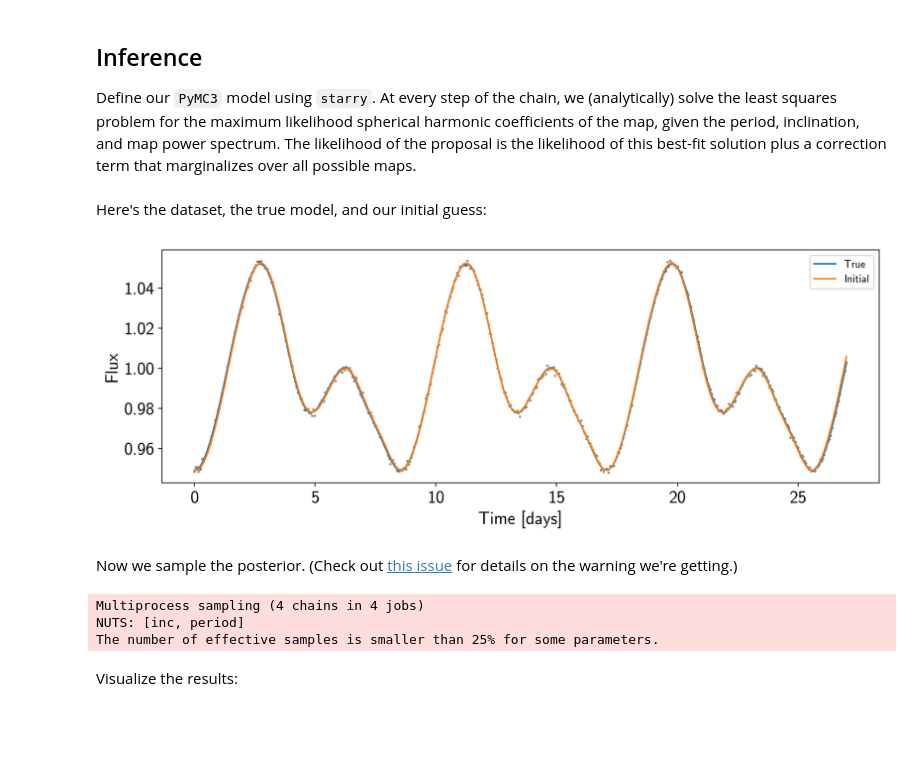
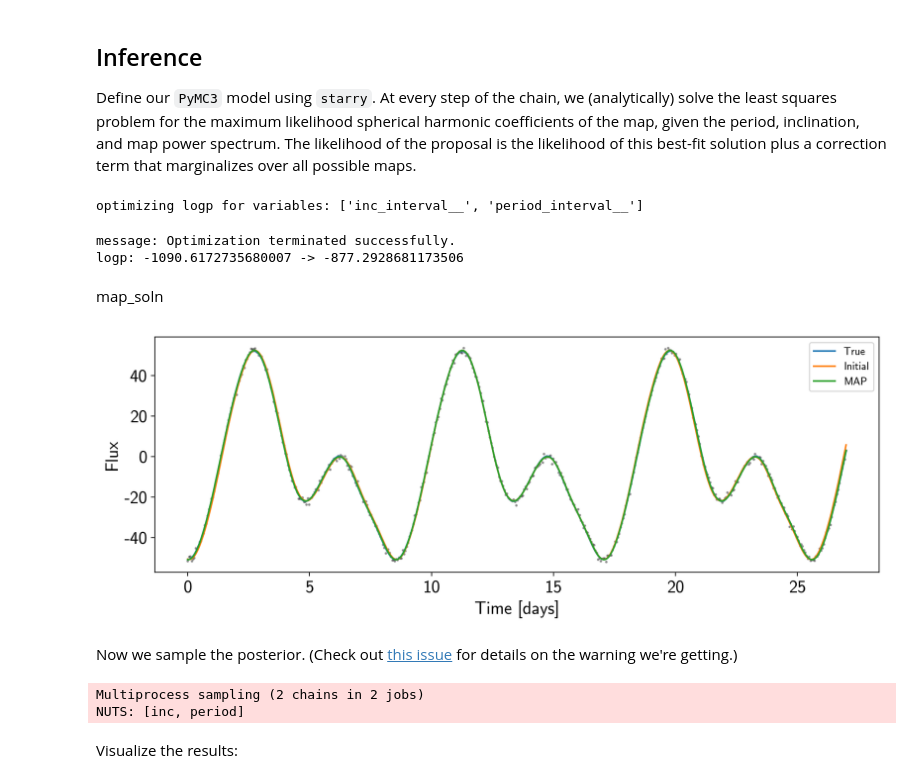
Before and after one commit to rodluger/starry, a Jupyter notebook: notebooks/Chemex.ipynb, the cells around one changed output. Drawn from its saved outputs; the diff is of its cells as text; code cells hidden in the pictures; blank space fills up the shorter version.

```diff
--- a/notebooks/Chemex.ipynb
+++ b/notebooks/Chemex.ipynb
@@ -60,6 +60,12 @@ theta = 360. * t / truths["period"]
 X = map.linear_op(theta=theta)
 truths["flux"] = (X[:, 0] + tt.dot(X[:, 1:], truths["y"])).eval()
 
+# Convert to ppt for numerics
+truths["flux"] = (truths["flux"] - 1) * 1e3
+truths["flux_err"] *= 1e3
+truths["y"] *= 1e3
+truths["power"] *= 1e6
+
 # Add noise
 np.random.seed(44)
 flux = truths["flux"] + truths["flux_err"] * np.random.randn(len(t))
@@ -108,28 +114,25 @@ with pm.Model() as model:
     # Solve the least squares problem
     XT = X.T / truths["flux_err"] ** 2
     XTX = tt.dot(XT, X)
-    LInv = np.diag(1.0 / truths["power"])
+    LInv = tt.diag(1.0 / truths["power"])
     W = XTX + LInv
+    XTf = tt.dot(XT, flux)
 
     # Cholesky decomposition
-    cho_solve_lower = tt.slinalg.Solve(A_structure='lower_triangular', lower=True)
-    cho_solve_upper = tt.slinalg.Solve(A_structure='upper_triangular', lower=False)
     cho_W = tt.slinalg.cholesky(W)
-    Q = cho_solve_lower(cho_W, XT)
-    M = cho_solve_upper(cho_W.T, Q)
-    y = tt.dot(M, flux - X0)
+    Q = tt.slinalg.solve_lower_triangular(cho_W, XTf)
+    y = tt.slinalg.solve_upper_triangular(cho_W.T, Q)
 
     # Get the MAP flux model
-    flux_model = (X0 + tt.dot(X, y))
+    flux_model = tt.dot(X, y)
 
     # L2 penalty on `y`
-    pm.Normal("L2", mu=0, sd=truths["power"], observed=y)
+    pm.Normal("L2", mu=0, sd=np.sqrt(truths["power"]), observed=y)
 
     # Correction for marginal likelihood
     pm.Potential("marginal", -tt.sum(tt.log(tt.diag(cho_W))))
 
     # Track some values for plotting later
-    pm.Deterministic("flux_model", flux_model)
     pm.Deterministic("y", y)
 
     # Save our initial guess
@@ -137,30 +140,37 @@ with pm.Model() as model:
 
     # The likelihood function assuming known Gaussian uncertainty
     pm.Normal("obs", mu=flux_model, sd=truths["flux_err"], observed=flux)
-# %% [markdown]
-Here's the dataset, the true model, and our initial guess:
+# %%
+with model:
+    map_soln = xo.optimize()
+# %% [output]
+optimizing logp for variables: ['inc_interval__', 'period_interval__']
+message: Optimization terminated successfully.
+logp: -1090.6172735680007 -> -877.2928681173506
+# %% [markdown]
+map_soln
 # %%
 fig, ax = plt.subplots(1, figsize=(12, 4))
 ax.plot(t, flux, 'k.', alpha=0.3, ms=3)
 ax.set_ylim(*ax.get_ylim())
 ax.plot(t, truths["flux"], label="True")
 ax.plot(t, model_guess, label="Initial")
+ax.plot(t, xo.eval_in_model(flux_model, map_soln, model=model), label="MAP")
 ax.legend(fontsize=10)
 ax.set_xlabel("Time [days]")
 ax.set_ylabel("Flux");
 # %% [output]
-[figure, old version]
+[figure, new version]
 # %% [markdown]
 Now we sample the posterior. (Check out [this issue](https://github.com/Theano/Theano/issues/6667) for details on the warning we're getting.)
 # %%
 sampler = xo.PyMC3Sampler(window=100, finish=200)
 with model:
-    burnin = sampler.tune(tune=375, start=model.test_point, step_kwargs=dict(target_accept=0.9))
-    trace = sampler.sample(draws=1000)
+    burnin = sampler.tune(tune=2000, start=map_soln, step_kwargs=dict(target_accept=0.9))
+    trace = sampler.sample(draws=2000)
 # %% [output]
-Multiprocess sampling (4 chains in 4 jobs)
+Multiprocess sampling (2 chains in 2 jobs)
 NUTS: [inc, period]
-The number of effective samples is smaller than 25% for some parameters.
 # %% [markdown]
 Visualize the results:
 # %%
```
Also changed, not shown: parts of 4 cells of this notebook.
